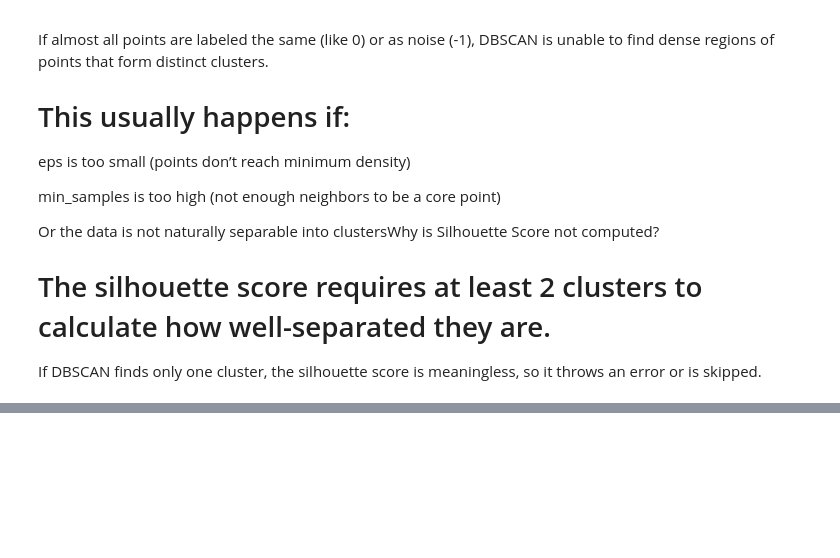
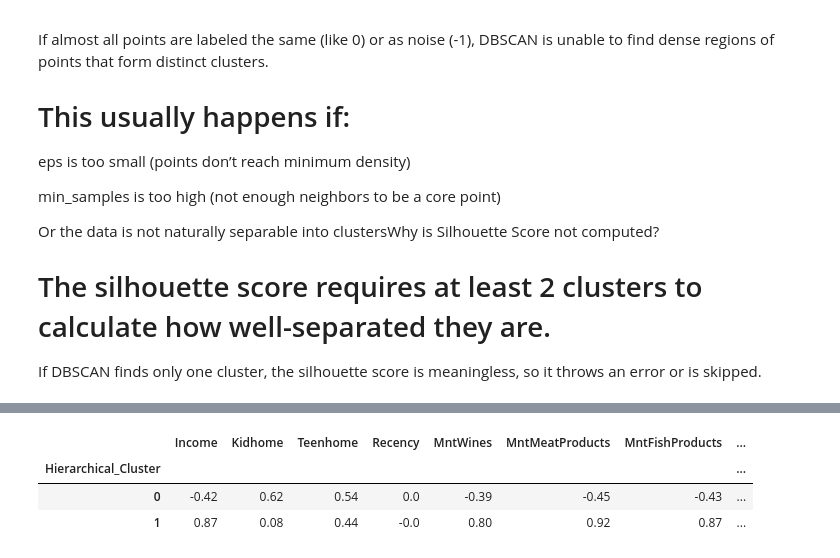
Before and after one commit to hoshangsheth/customer-segmentation-kmeans, a Jupyter notebook: notebooks/model.ipynb, the cells around one changed output, grey strips where cells are left out. Saved outputs shown, nothing was run; the diff lists cells and outputs as text; code cells hidden in the pictures; blank space fills up the shorter version.

```diff
--- a/notebooks/model.ipynb
+++ b/notebooks/model.ipynb
@@ -311,0 +359,12 @@ Silhouette score cannot be calculated, only one cluster found.
+# %%
+# Set display option to maximum for better viewing:
+pd.set_option('display.max_columns', None)
+pd.set_option('display.max_colwidth', None)
+
+# Identifying Hierarchical cluster within the data:
+df.groupby('Hierarchical_Cluster').mean().round(2)
+# %% [output]
+|  | Income | Kidhome | Teenhome | Recency | MntWines | MntMeatProducts | MntFishProducts | ... |
+| Hierarchical_Cluster |  |  |  |  |  |  |  | ... |
+| 0 | -0.42 | 0.62 | 0.54 | 0.0 | -0.39 | -0.45 | -0.43 | ... |
+| 1 | 0.87 | 0.08 | 0.44 | -0.0 | 0.80 | 0.92 | 0.87 | ... |
```
Also changed, not shown: parts of 11 cells of this notebook.
